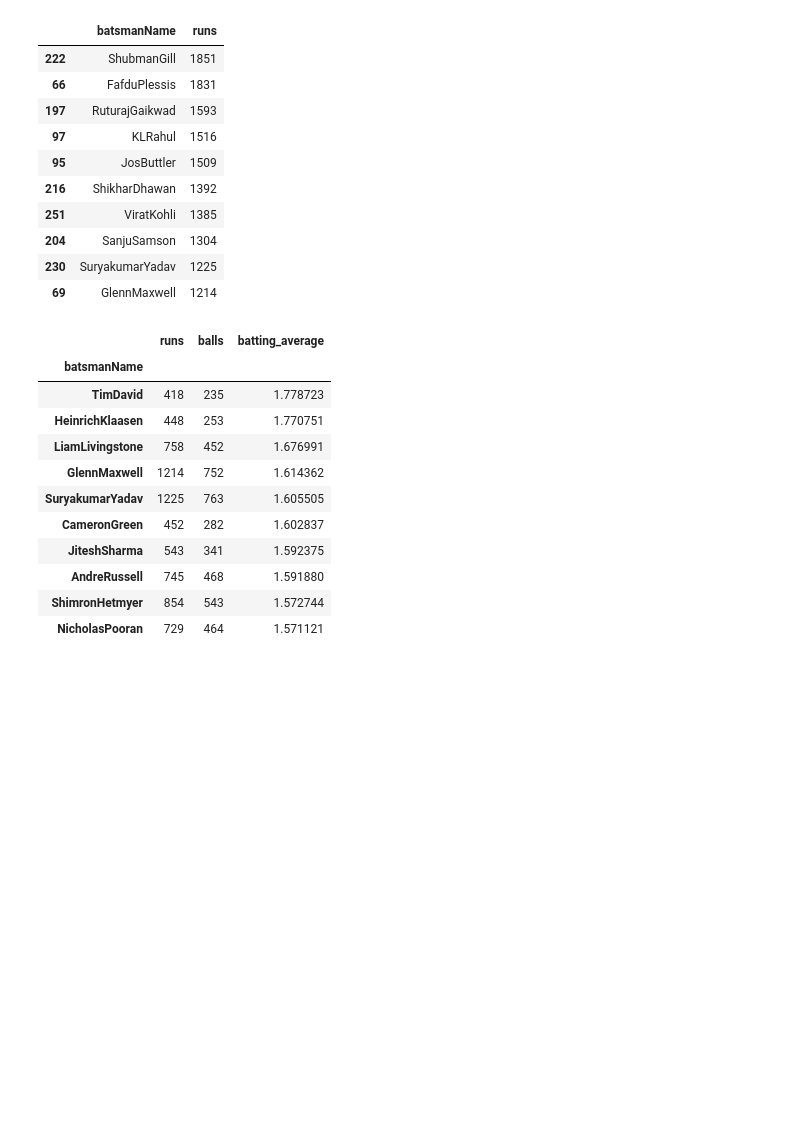
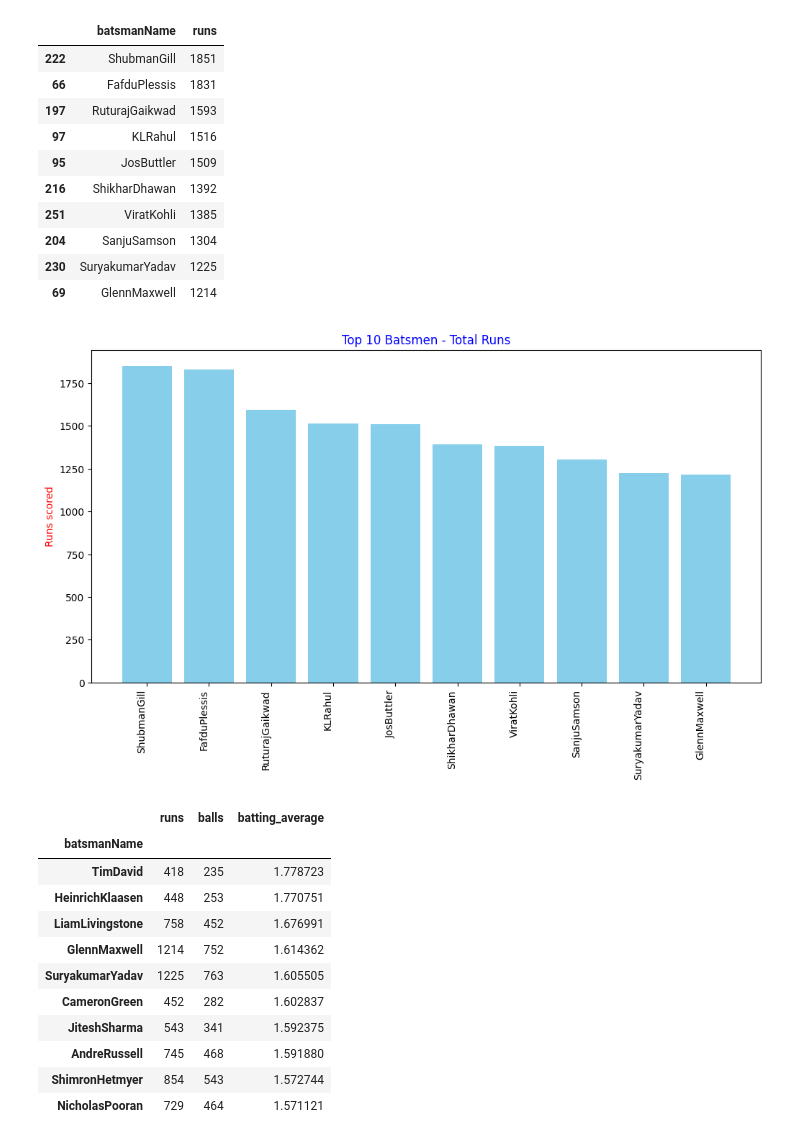
Before and after one commit to TulabandullaRevanth/p, a Jupyter notebook: IPL Dataset/Pandas_2.ipynb, the cells around one changed output. Drawn from its saved outputs; the diff is of its cells as text; code cells hidden in the pictures; blank space fills up the shorter version.

```diff
--- a/IPL Dataset/Pandas_2.ipynb
+++ b/IPL Dataset/Pandas_2.ipynb
@@ -270,3 +273,13 @@ top_scorers.head(10)
+# %%
+top10 = top_scorers.head(10)
+plt.figure(figsize=(12,6))
+plt.bar(top10["batsmanName"], top10["runs"], color="skyblue")
+plt.xticks(rotation=90, ha ='right')
+plt.ylabel("Runs scored", fontdict={'color': 'red'})
+plt.title("Top 10 Batsmen - Total Runs", fontdict={"color": "blue"})
+plt.show()
+# %% [output]
+[figure, added]
 # %%
 #2 . Top 10 batsmen based on past 3 years batting average. (min 60 balls faced in each season)
 bat_agg = (batting.groupby("batsmanName")
```
Also changed, not shown: parts of 13 cells of this notebook, 4 other files.
